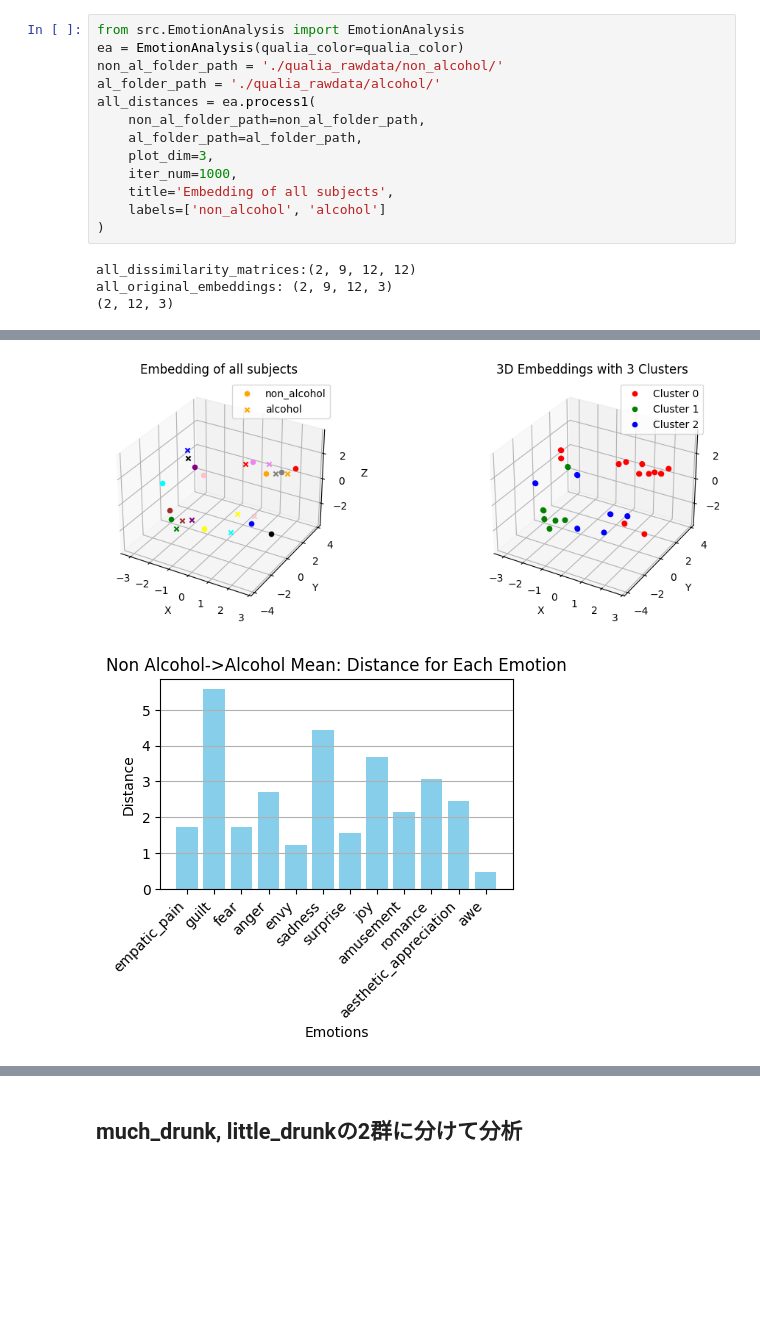
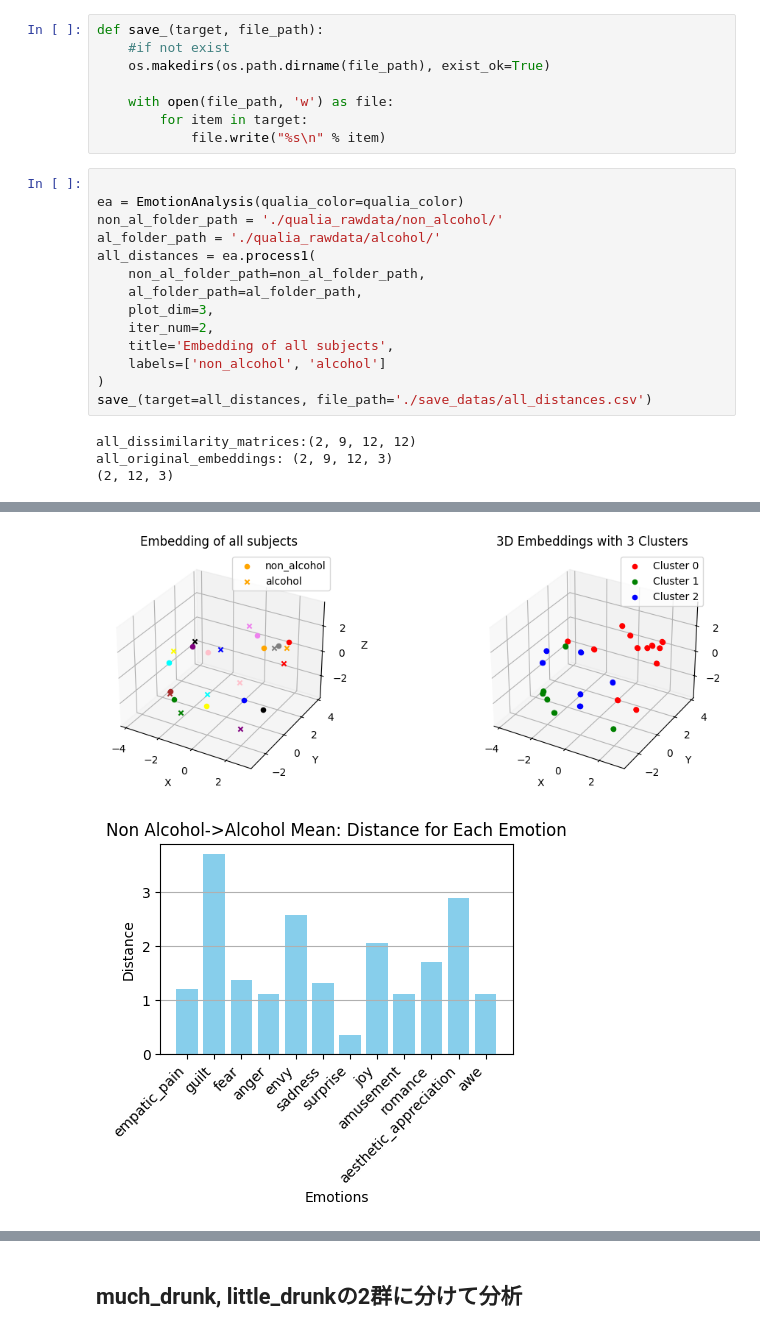
Before and after one commit to kentatkda/QualiaAnalysis, a Jupyter notebook: test_0708.ipynb, the cells around one changed output, grey strips where cells are left out. Cells and saved outputs as stored; diff of their text form; blank space fills up the shorter version.

```diff
--- a/test_0708.ipynb
+++ b/test_0708.ipynb
@@ -226,5 +27,13 @@ plt.show()
+# %%
+def save_(target, file_path):
+    #if not exist
+    os.makedirs(os.path.dirname(file_path), exist_ok=True)
+
+    with open(file_path, 'w') as file:
+        for item in target:
+            file.write("%s\n" % item)
 # %%
-from src.EmotionAnalysis import EmotionAnalysis
+
 ea = EmotionAnalysis(qualia_color=qualia_color)
 non_al_folder_path = './qualia_rawdata/non_alcohol/'
 al_folder_path = './qualia_rawdata/alcohol/'
@@ -232,10 +41,11 @@ all_distances = ea.process1(
     non_al_folder_path=non_al_folder_path,
     al_folder_path=al_folder_path,
     plot_dim=3,
-    iter_num=1000,
+    iter_num=2,
     title='Embedding of all subjects',
     labels=['non_alcohol', 'alcohol']
 )
+save_(target=all_distances, file_path='./save_datas/all_distances.csv')
 # %% [output]
 all_dissimilarity_matrices:(2, 9, 12, 12)
 all_original_embeddings: (2, 9, 12, 3)
@@ -244,8 +54,8 @@ best_gw_distance: 1.1563724356875464
 mapped mean embeddings:(2, 12, 3)
 
 Cluster Emotions:
 Cluster 0: ['empatic_pain', 'guilt', 'fear', 'anger', 'sadness', 'surprise']
 Cluster 1: ['envy', 'amusement', 'awe']
 Cluster 2: ['joy', 'romance', 'aesthetic_appreciation']
-[figure, old version]
+[figure, new version]
-[figure, old version]
+[figure, new version]
```
Also changed, not shown: parts of 22 cells of this notebook, 22 other files.
